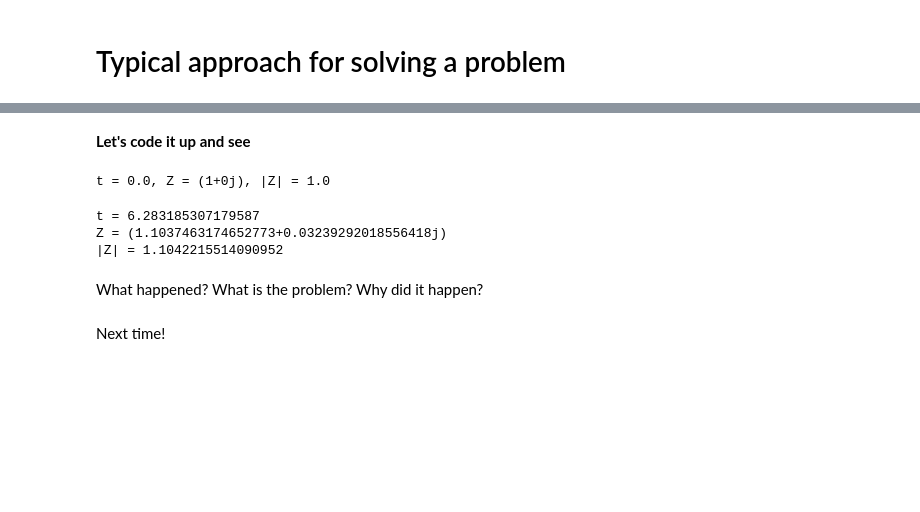
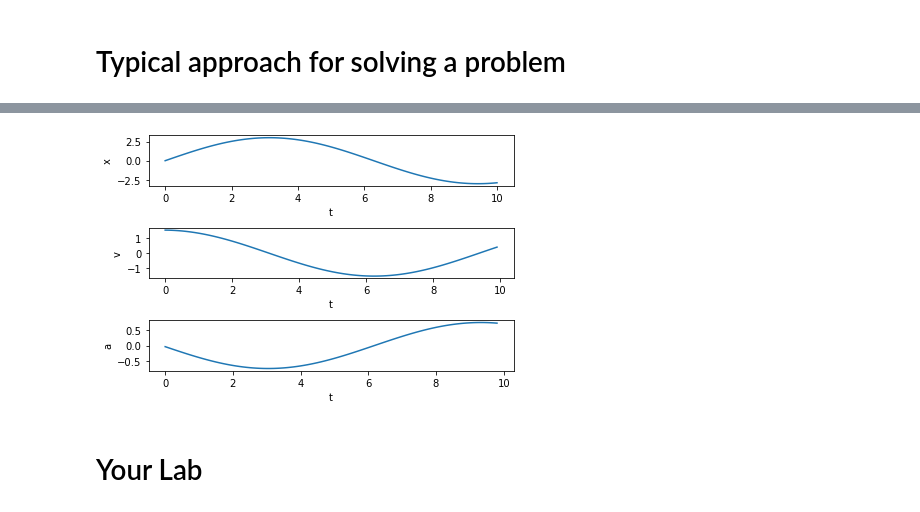
Before and after one commit to PHY407-UofT/lectures-2021, a Jupyter notebook: Lecture01/L01-PythonBasics.ipynb, the cells around one changed output, grey strips where cells are left out. Saved outputs shown, nothing was run; the diff lists cells and outputs as text; code cells hidden in the pictures; blank space fills up the shorter version.

```diff
--- a/Lecture01/L01-PythonBasics.ipynb
+++ b/Lecture01/L01-PythonBasics.ipynb
@@ -164,3 +157,3 @@ a =   # array of accelerations (empty array of length N-2)
 # %%
 # 3. Initialize: define signal on discretized grid
-x = 3.0*np.sin(t)
+x =
@@ -167,8 +162,9 @@ x = 3.0*np.sin(t)
 # %%
 # 2. discretize and 4. evalutize (here, apply algorithm)
 # Define velocity using finite differences: v = Delta x/Delta t
-for k in range(len(x)-1):
-    v[k] = (x[k+1]-x[k])/(t[k+1]-t[k])
+dt = t[1] - t[0]
+for k in range(N-1):
+    v[k] = (x[k+1] - x[k])/dt
 
 # Define acceleration using finite differences: a = Delta v/Delta t
 for k in range(len(x)-2):
@@ -230,22 +225,22 @@ a is  [-0.29925075 -0.59551148 -0.88582207 -1.16728181 -1.43707845 -1.69251628
 # %%
 # plot results
-plt.figure()
+print(len(t[:-1]))
+print(len(v))
+def plot_da_fig(t, x, v, a, N):
+    plt.figure()
 
-plt.subplot(3, 1, 1)
-plt.plot(t, x)
-plt.xlabel('t')
-plt.ylabel('x')
+    plt.subplot(3, 1, 1)
+    plt.plot(t, x)
+    plt.ylabel('x')
 
-plt.subplot(3, 1, 2)
-plt.plot(t[:N-1], v)
-plt.xlabel('t')
-plt.ylabel('v')
+    plt.subplot(3, 1, 2)
+    plt.plot(t[:-1], v)
+    plt.ylabel('v')
 
-plt.subplot(3, 1, 3)
-plt.plot(t[:N-2], a)
-plt.xlabel('t')
-plt.ylabel('a')
+    plt.subplot(3, 1, 3)
+    plt.plot(t[:-2], a)
+    plt.ylabel('a')
 
-plt.tight_layout()
-# plt.savefig('T01.pdf')  # saves a pdf figure on disk
+    plt.tight_layout()
+    # plt.savefig('T01.pdf')  # saves a pdf figure on disk
 # %% [output]
@@ -289,29 +249,6 @@ Suggests algorithm:
-# %% [markdown]
-**Let's code it up and see**
-# %%
-# Unstable solution to dz/dt
-from math import pi
-
-Z = complex(1.0, 0.0)  # z0 initial condition
-omega = 1.0  # angular frequency 2*pi/period
-dt = 2*pi/(200*omega)  # time step is 200 per period
-# print initial information
-print('t = {0}, Z = {1}, |Z| = {2}'.format(0.0, Z, abs(Z)))
-# %% [output]
-t = 0.0, Z = (1+0j), |Z| = 1.0
-# %%
-for k in range(201):  # update z
-    Z *= complex(1.0, dt)  # complex(1.0, dt) is 1+i*dt
-
-# print final information
-print('t = {0}'.format(k*dt))
-print('Z = {0}'.format(Z))
-print('|Z| = {0}'.format(abs(Z)))
-# %% [output]
-t = 6.283185307179587
-Z = (1.1037463174652773+0.03239292018556418j)
-|Z| = 1.1042215514090952
-# %% [markdown]
-What happened? What is the problem? Why did it happen?
-# %% [markdown]
-Next time!
+# %%
+plot_da_fig(t, x, v, a, N)
+# %% [output]
+[figure, added]
+# %% [markdown]
+# Your Lab
```
Also changed, not shown: parts of 38 cells of this notebook.
